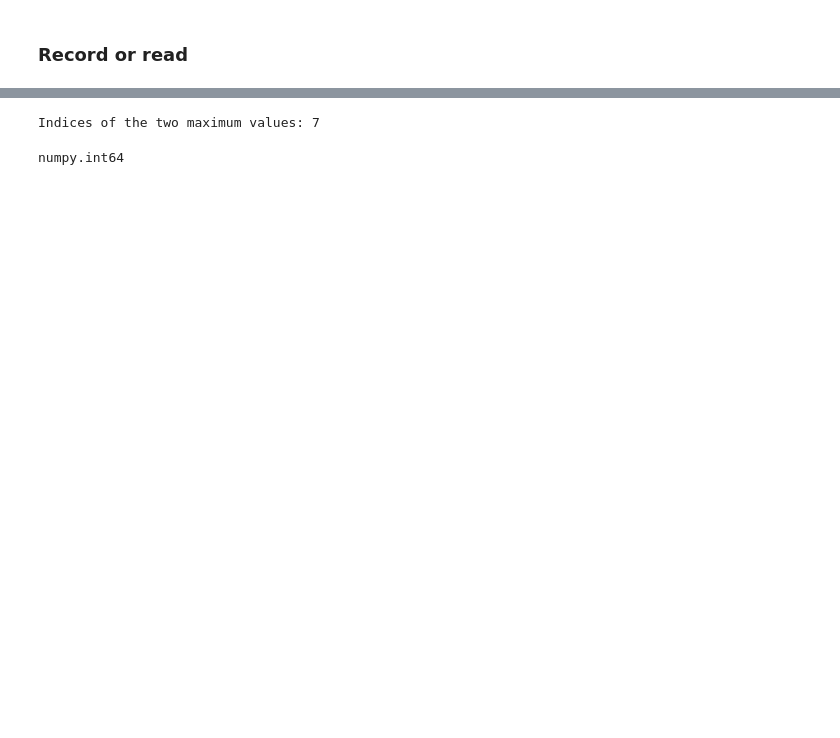
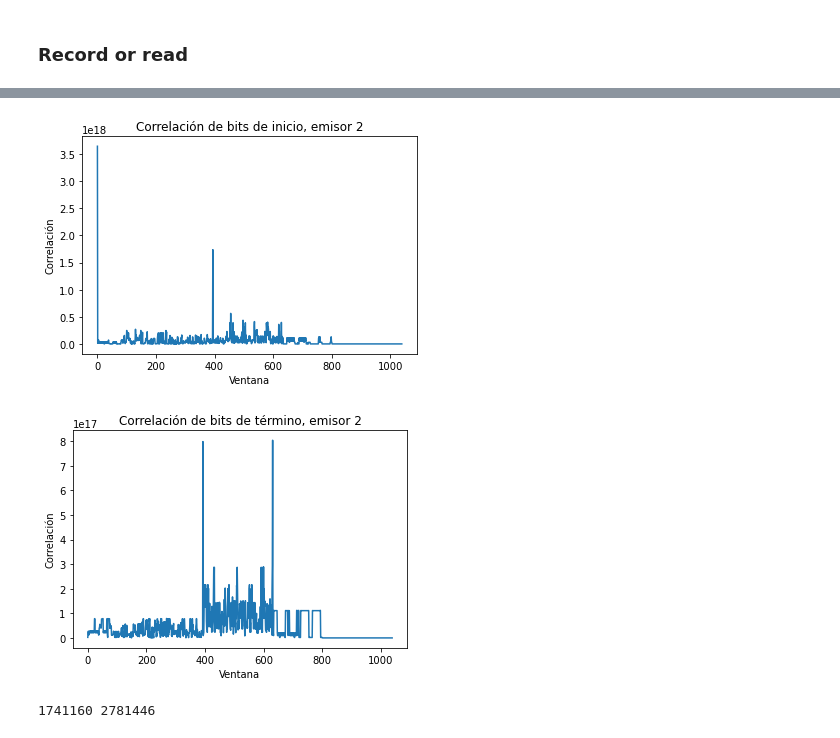
Before and after one commit to leslieecv/EL5207_project, a Jupyter notebook: receiver/demod_viewer.ipynb, the cells around one changed output, grey strips where cells are left out. Saved outputs shown, nothing was run; the diff lists cells and outputs as text; code cells hidden in the pictures; blank space fills up the shorter version.

```diff
--- a/receiver/demod_viewer.ipynb
+++ b/receiver/demod_viewer.ipynb
@@ -120,17 +158,7 @@ wave = sync_detect(audio, SYNC_FREQ[0], mode = "text")
-# %%
-import numpy as np
-
-def get_two_max_indices(arr):
-    sorted_indices = np.argsort(arr)
-    max_indices = sorted_indices[-2:]
-    return max_indices
-
-# Example usage
-my_array = np.array([3, 1, 4, 1, 5, 9, 2, 6, 5, 3, 5])
-max_indices = get_two_max_indices(my_array)
-
-print("Indices of the two maximum values:", np.max(max_indices))
-type(np.max(max_indices))
-# %% [output]
-Indices of the two maximum values: 7
-numpy.int64
+# %%
+SYNC_FREQ = [[348, 894], [5298, 5792]]
+wave = sync_detect(audio, SYNC_FREQ[1], mode = "text")
+# %% [output]
+[figure, added]
+[figure, added]
+1741160 2781446
```
Also changed, not shown: parts of 4 cells of this notebook, 4 other files.
